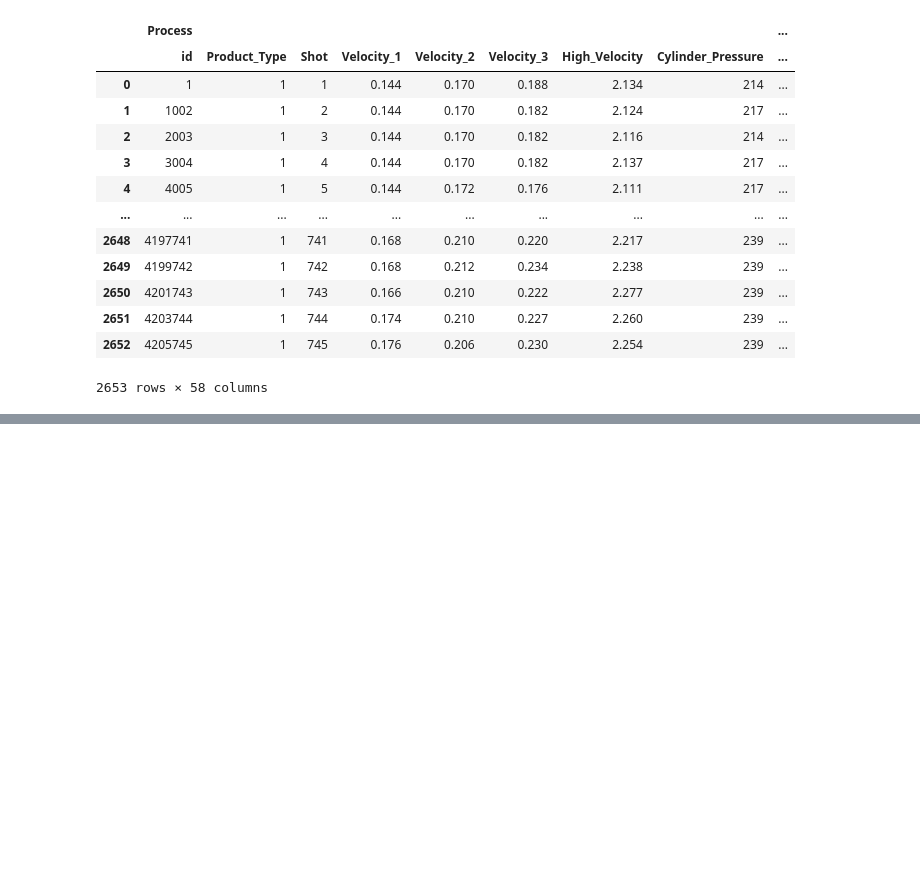
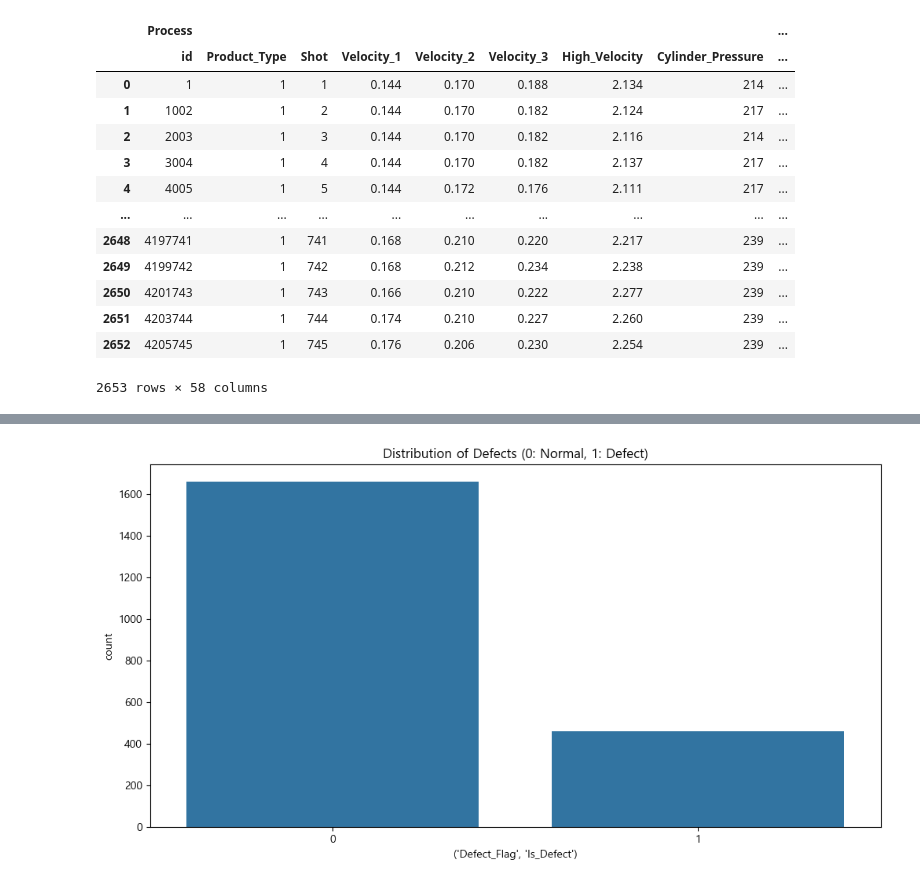
Before and after one commit to dlalswns0211/sparta_project_2_team1, a Jupyter notebook: src/jjm/day3_eda.ipynb, the cells around one changed output, grey strips where cells are left out. Drawn from its saved outputs; the diff is of its cells as text; code cells hidden in the pictures; blank space fills up the shorter version.

```diff
--- a/src/jjm/day3_eda.ipynb
+++ b/src/jjm/day3_eda.ipynb
@@ -67,5 +110,13 @@ df1
 # %%
-X = df1.data
-y = df1.target
+# y: 불량 여부(0/1)
+y = df1[('Defect_Flag', 'Is_Defect')].astype(int)
 
-X
+# # y: Defects 그룹 전체 (멀티라벨)
+# y_cols = [c for c in df.columns if c[0] == 'Defects']
+# y = df[y_cols].astype(int)
+
+X = df1[['Process','Sensor']].copy()
+
+X_train, X_test, y_train, y_test = train_test_split(
+    X, y, test_size=0.2, random_state=42, stratify=y
+)
@@ -71,0 +154,7 @@ X
+# %%
+# y_train의 분포 확인
+sns.countplot(x=y_train)
+plt.title('Distribution of Defects (0: Normal, 1: Defect)')
+plt.show()
+# %% [output]
+[figure, added]
```
Also changed, not shown: parts of 9 cells of this notebook, 3 other files.
